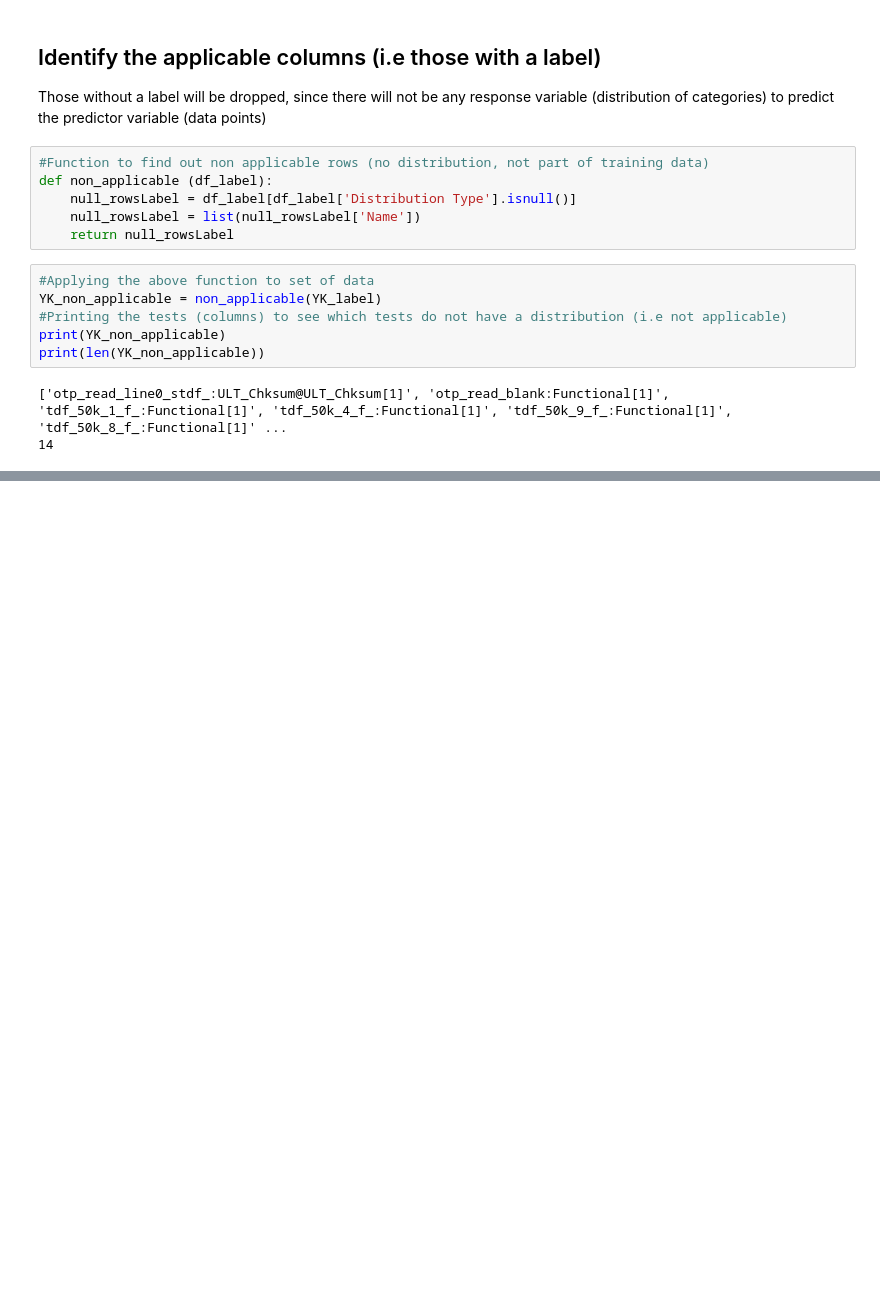
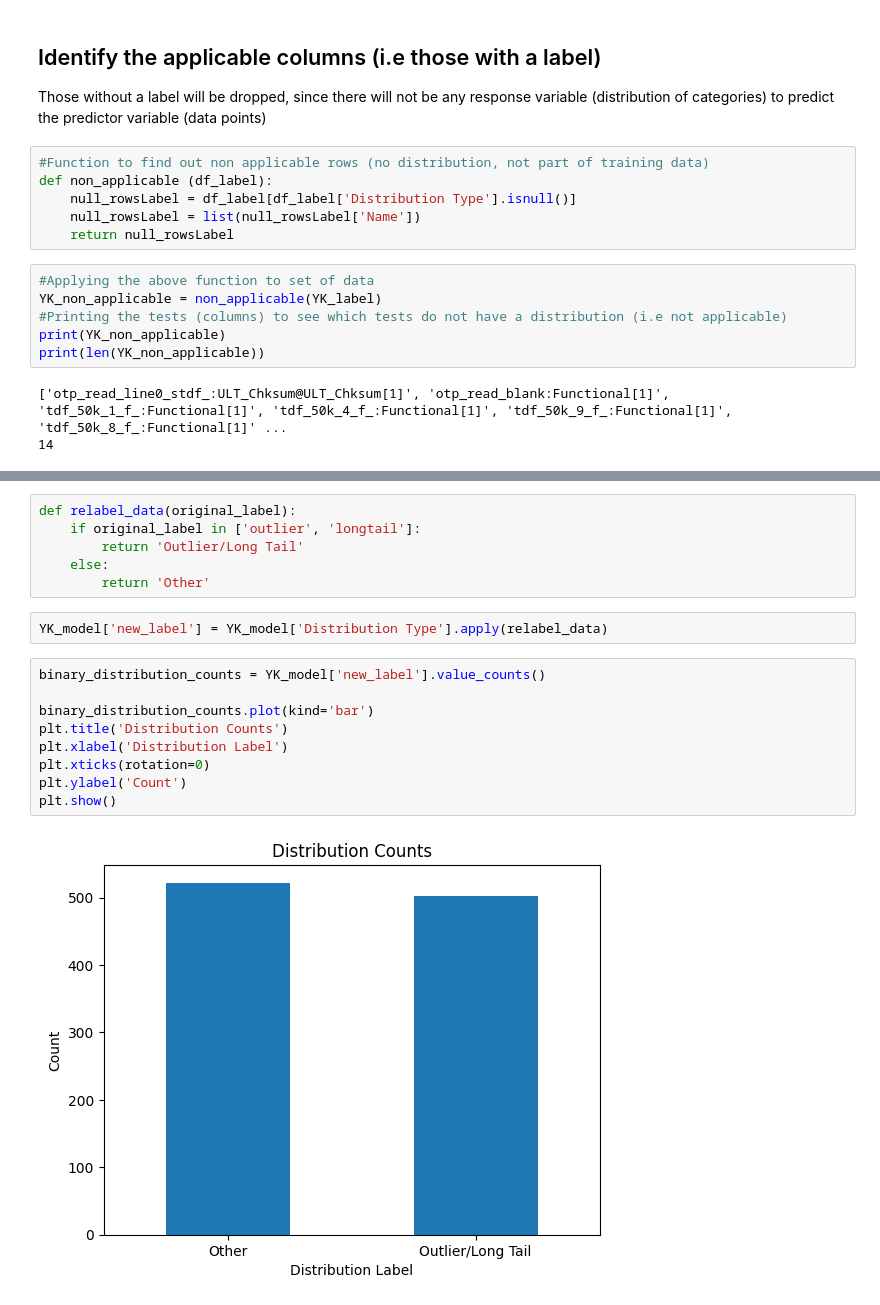
Before and after one commit to chan-cee/wafers, a Jupyter notebook: Luna Preprocessing.ipynb, the cells around one changed output, grey strips where cells are left out. Cells and saved outputs as stored; diff of their text form; blank space fills up the shorter version.

```diff
--- a/Luna Preprocessing.ipynb
+++ b/Luna Preprocessing.ipynb
@@ -57,0 +309,19 @@ print(len(YK_non_applicable))
+# %%
+def relabel_data(original_label):
+    if original_label in ['outlier', 'longtail']:
+        return 'Outlier/Long Tail'
+    else:
+        return 'Other'
+# %%
+YK_model['new_label'] = YK_model['Distribution Type'].apply(relabel_data)
+# %%
+binary_distribution_counts = YK_model['new_label'].value_counts()
+
+binary_distribution_counts.plot(kind='bar')
+plt.title('Distribution Counts')
+plt.xlabel('Distribution Label')
+plt.xticks(rotation=0)
+plt.ylabel('Count')
+plt.show()
+# %% [output]
+[figure, added]
```
Also changed, not shown: parts of 31 cells of this notebook.
